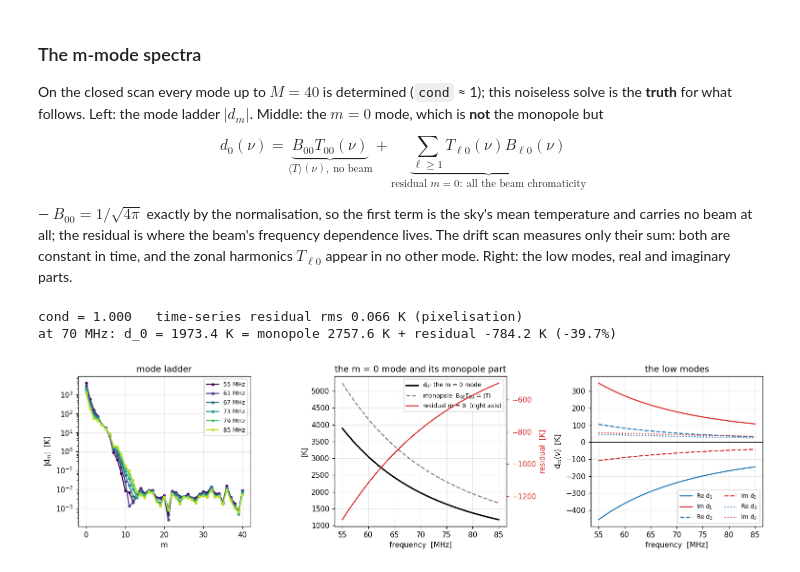
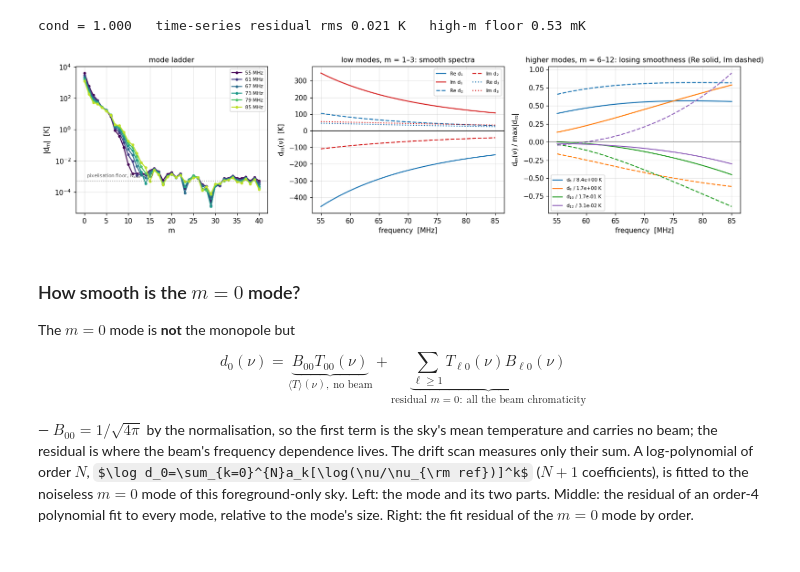
Before and after one commit to zzhang0123/limTOD, a Jupyter notebook: examples/mmode_drift_scan.ipynb, the cells around one changed output. Drawn from its saved outputs; the diff is of its cells as text; code cells hidden in the pictures; some formulas as TeX source.

```diff
--- a/examples/mmode_drift_scan.ipynb
+++ b/examples/mmode_drift_scan.ipynb
@@ -109,45 +126,44 @@ closed: True   samples: 359   cadence: 1.0028 deg   coverage: 1.000
+# %%
+M_ALL = 40
+truth = mmode.solve(tod_sky, window, m_trunc=M_ALL)
+d_true = truth.modes                                   # (n_freq, M+1) complex
+d0_true = d_true[:, 0].real
+resid_m0 = d0_true - sky_mono                          # the residual m = 0 term
+j70 = int(np.argmin(np.abs(FREQS - NU_REF)))
+m_axis = np.arange(M_ALL + 1)
+floor = np.median(np.abs(d_true[:, 25:]))              # |d_m| at high m: the simulation's discretisation level
+print(f"cond = {truth.cond:.3f}   time-series residual rms {truth.residual_rms.mean():.3f} K   high-m floor {floor*1e3:.2f} mK")
+
+fig, axes = plt.subplots(1, 3, figsize=(14.5, 3.9))
+ax = axes[0]
+for j in SHOW:
+    ax.semilogy(m_axis, np.abs(d_true[j]), ".-", color=COLORS[j], label=f"{FREQS[j]:.0f} MHz")
+ax.axhline(floor, color="0.5", ls=":", lw=1); ax.text(0.5, floor * 1.6, f"pixelisation floor, N$_{{side}}$ = {NSIDE}", fontsize=7, color="0.4")
+ax.set(xlabel="m", ylabel="|d$_m$|  [K]", title="mode ladder"); ax.legend(fontsize=7)
+ax = axes[1]
+for mm, ls in ((1, "-"), (2, "--"), (3, ":")):
+    ax.plot(FREQS, d_true[:, mm].real, ls, color="C0", label=f"Re d$_{mm}$")
+    ax.plot(FREQS, d_true[:, mm].imag, ls, color="C3", label=f"Im d$_{mm}$")
+ax.axhline(0, color="k", lw=0.6); ax.set(xlabel="frequency  [MHz]", ylabel="d$_m$(ν)  [K]", title="low modes, m = 1–3: smooth spectra"); ax.legend(fontsize=7, ncol=2)
+ax = axes[2]
+for mm, c in ((6, "C0"), (8, "C1"), (10, "C2"), (12, "C4")):
+    sc = np.abs(d_true[:, mm]).max()
+    ax.plot(FREQS, d_true[:, mm].real / sc, "-", color=c, label=f"d$_{{{mm}}}$ / {sc:.1e} K")
+    ax.plot(FREQS, d_true[:, mm].imag / sc, "--", color=c)
+ax.axhline(0, color="k", lw=0.6); ax.set(xlabel="frequency  [MHz]", ylabel="d$_m$(ν) / max|d$_m$|", title="higher modes, m = 6–12: losing smoothness (Re solid, Im dashed)"); ax.legend(fontsize=7)
+plt.tight_layout()
+# %% [output]
+cond = 1.000   time-series residual rms 0.021 K   high-m floor 0.53 mK
+[figure, added]
 # %% [markdown]
-### The m-mode spectra
+### How smooth is the $m=0$ mode?
 
-On the closed scan every mode up to $M=40$ is determined (`cond` ≈ 1); this noiseless solve is the **truth**
-for what follows. Left: the mode ladder $|d_m|$. Middle: the $m=0$ mode, which is **not** the monopole but
+The $m=0$ mode is **not** the monopole but
 
 $$d_0(\nu)=\underbrace{B_{00}T_{00}(\nu)}_{\langle T\rangle(\nu),\ \text{no beam}}+\underbrace{\sum_{\ell\ge1}T_{\ell0}(\nu)B_{\ell0}(\nu)}_{\text{residual }m=0:\ \text{all the beam chromaticity}}$$
 
-— $B_{00}=1/\sqrt{4\pi}$ exactly by the normalisation, so the first term is the sky's mean temperature and carries no
-beam at all; the residual is where the beam's frequency dependence lives. The drift scan measures only their sum:
-both are constant in time, and the zonal harmonics $T_{\ell0}$ appear in no other mode. Right: the low modes, real
-and imaginary parts.
+— $B_{00}=1/\sqrt{4\pi}$ by the normalisation, so the first term is the sky's mean temperature and carries no beam;
+the residual is where the beam's frequency dependence lives. The drift scan measures only their sum. A log-polynomial of
+order $N$, $\log d_0=\sum_{k=0}^{N}a_k[\log(\nu/\nu_{\rm ref})]^k$ ($N+1$ coefficients), is fitted to the noiseless $m=0$ mode
+of this foreground-only sky. Left: the mode and its two parts. Middle: the residual of an order-4 polynomial fit to every
+mode, relative to the mode's size. Right: the fit residual of the $m=0$ mode by order.
-# %%
-M_ALL = 40
-truth = mmode.solve(tod_sky, window, m_trunc=M_ALL)
-d_true = truth.modes                                   # (n_freq, M+1) complex
-d0_true = d_true[:, 0].real
-resid_m0 = d0_true - sky_mono                          # the residual m = 0 term
-print(f"cond = {truth.cond:.3f}   time-series residual rms {truth.residual_rms.mean():.3f} K (pixelisation)")
-print(f"at 70 MHz: d_0 = {d0_true[15]:.1f} K = monopole {sky_mono[15]:.1f} K + residual {resid_m0[15]:+.1f} K "
-      f"({100 * resid_m0[15] / d0_true[15]:+.1f}%)")
-
-m_axis = np.arange(M_ALL + 1)
-fig, axes = plt.subplots(1, 3, figsize=(14, 3.8))
-for j in SHOW:
-    axes[0].semilogy(m_axis, np.abs(d_true[j]), ".-", color=COLORS[j], label=f"{FREQS[j]:.0f} MHz")
-axes[0].set(xlabel="m", ylabel="|d$_m$|  [K]", title="mode ladder"); axes[0].legend(fontsize=8)
-axes[1].plot(FREQS, d0_true, "k-", lw=2, label="d$_0$: the m = 0 mode")
-axes[1].plot(FREQS, sky_mono, "--", color="0.5", label="monopole  B$_{00}$T$_{00}$ = ⟨T⟩")
-axes[1].set(xlabel="frequency  [MHz]", ylabel="[K]", title="the m = 0 mode and its monopole part")
-ax_r = axes[1].twinx()
-ax_r.plot(FREQS, resid_m0, "-", color="C3", label="residual m = 0  (right axis)")
-ax_r.set_ylabel("residual  [K]", color="C3"); ax_r.tick_params(axis="y", colors="C3"); ax_r.grid(False)
-h1, l1 = axes[1].get_legend_handles_labels(); h2, l2 = ax_r.get_legend_handles_labels()
-axes[1].legend(h1 + h2, l1 + l2, fontsize=8, loc="upper right")
-for mm, ls in ((1, "-"), (2, "--"), (3, ":")):
-    axes[2].plot(FREQS, d_true[:, mm].real, ls, color="C0", label=f"Re d$_{mm}$")
-    axes[2].plot(FREQS, d_true[:, mm].imag, ls, color="C3", label=f"Im d$_{mm}$")
-axes[2].axhline(0, color="k", lw=0.6)
-axes[2].set(xlabel="frequency  [MHz]", ylabel="d$_m$(ν)  [K]", title="the low modes"); axes[2].legend(fontsize=8, ncol=2)
-plt.tight_layout()
-# %% [output]
-cond = 1.000   time-series residual rms 0.066 K (pixelisation)
-at 70 MHz: d_0 = 1973.4 K = monopole 2757.6 K + residual -784.2 K (-39.7%)
-[figure, removed]
```
Also changed, not shown: parts of 23 cells of this notebook, 1 other file.
